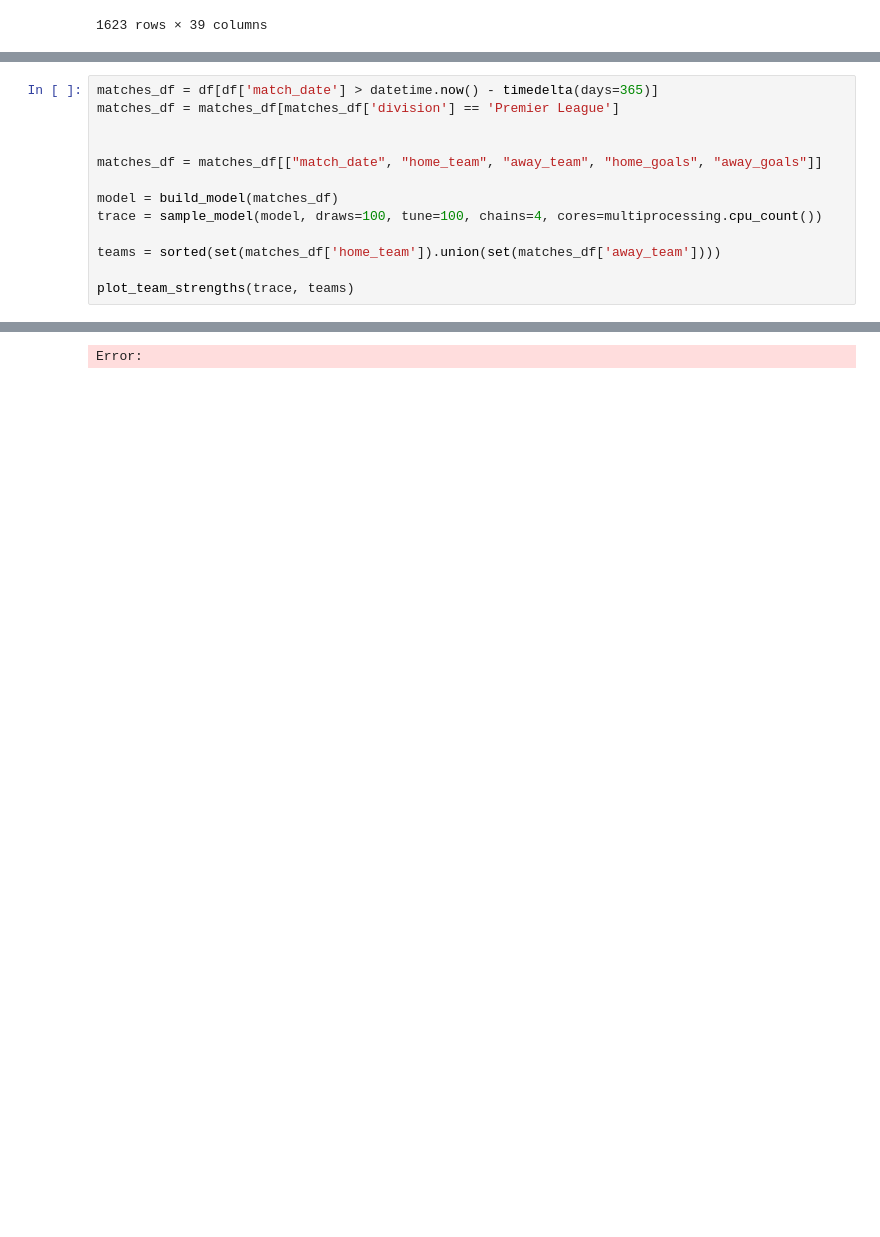
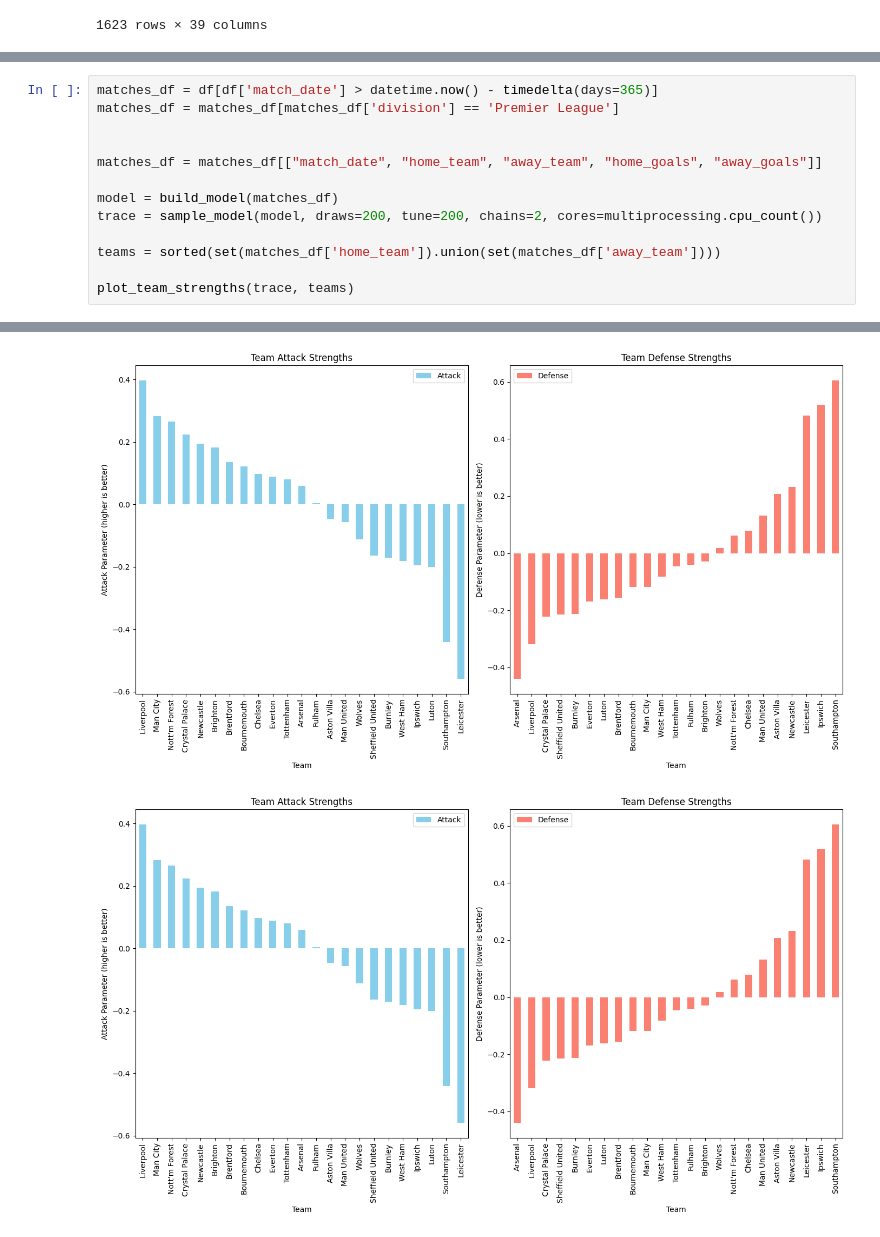
Before and after one commit to louis-porter/team-eval, a Jupyter notebook: bayesian_base_time_decay.ipynb, the cells around one changed output, grey strips where cells are left out. Saved outputs shown, nothing was run; the diff lists cells and outputs as text; blank space fills up the shorter version.

```diff
--- a/bayesian_base_time_decay.ipynb
+++ b/bayesian_base_time_decay.ipynb
@@ -239,7 +237,7 @@ matches_df = matches_df[matches_df['division'] == 'Premier League']
 matches_df = matches_df[["match_date", "home_team", "away_team", "home_goals", "away_goals"]]
 
 model = build_model(matches_df)
-trace = sample_model(model, draws=100, tune=100, chains=4, cores=multiprocessing.cpu_count())
+trace = sample_model(model, draws=200, tune=200, chains=2, cores=multiprocessing.cpu_count())
 
 teams = sorted(set(matches_df['home_team']).union(set(matches_df['away_team'])))
 
@@ -257 +255,2 @@ Error:
-Error:
+[figure, added]
+[figure, added]
```
Also changed, not shown: parts of 5 cells of this notebook.
